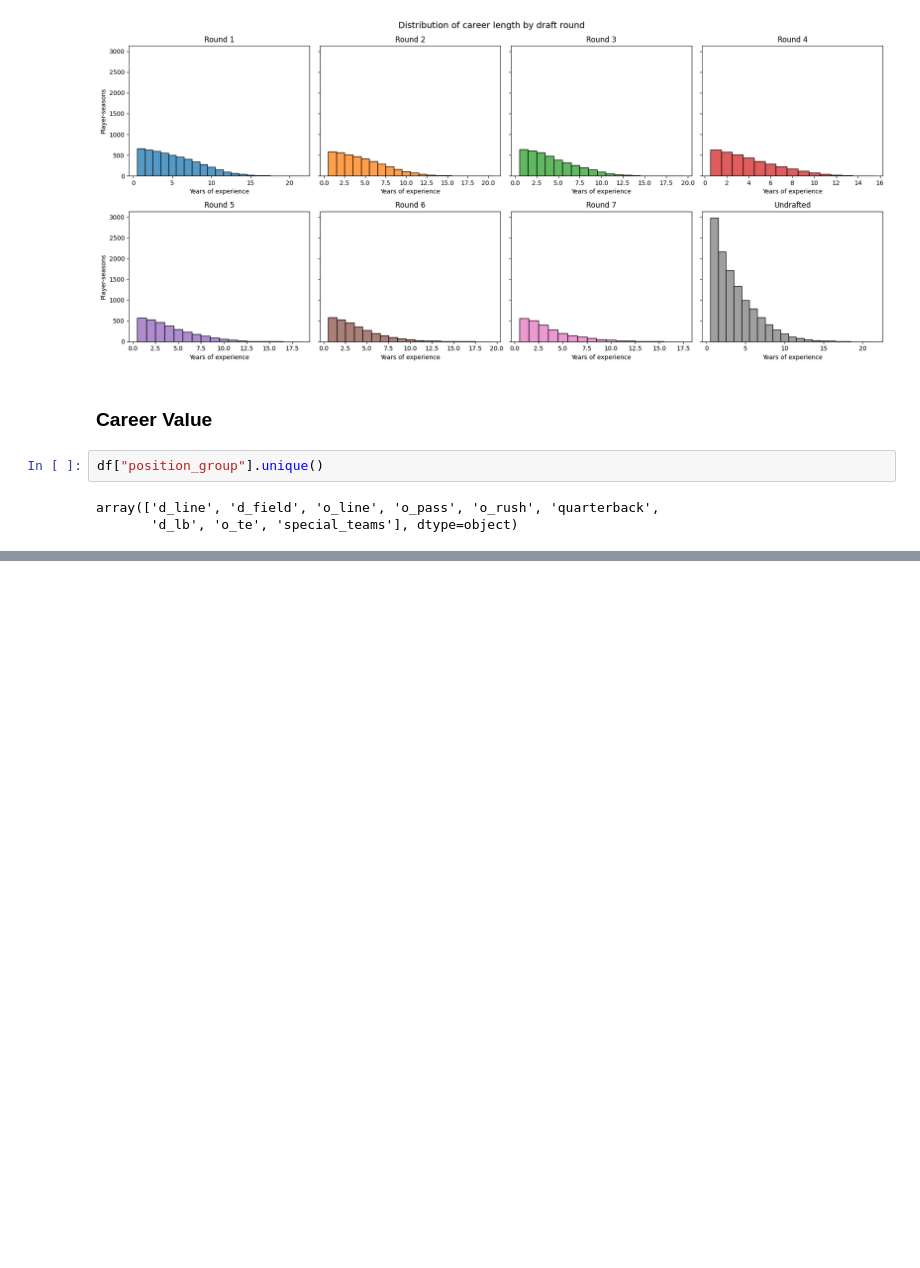
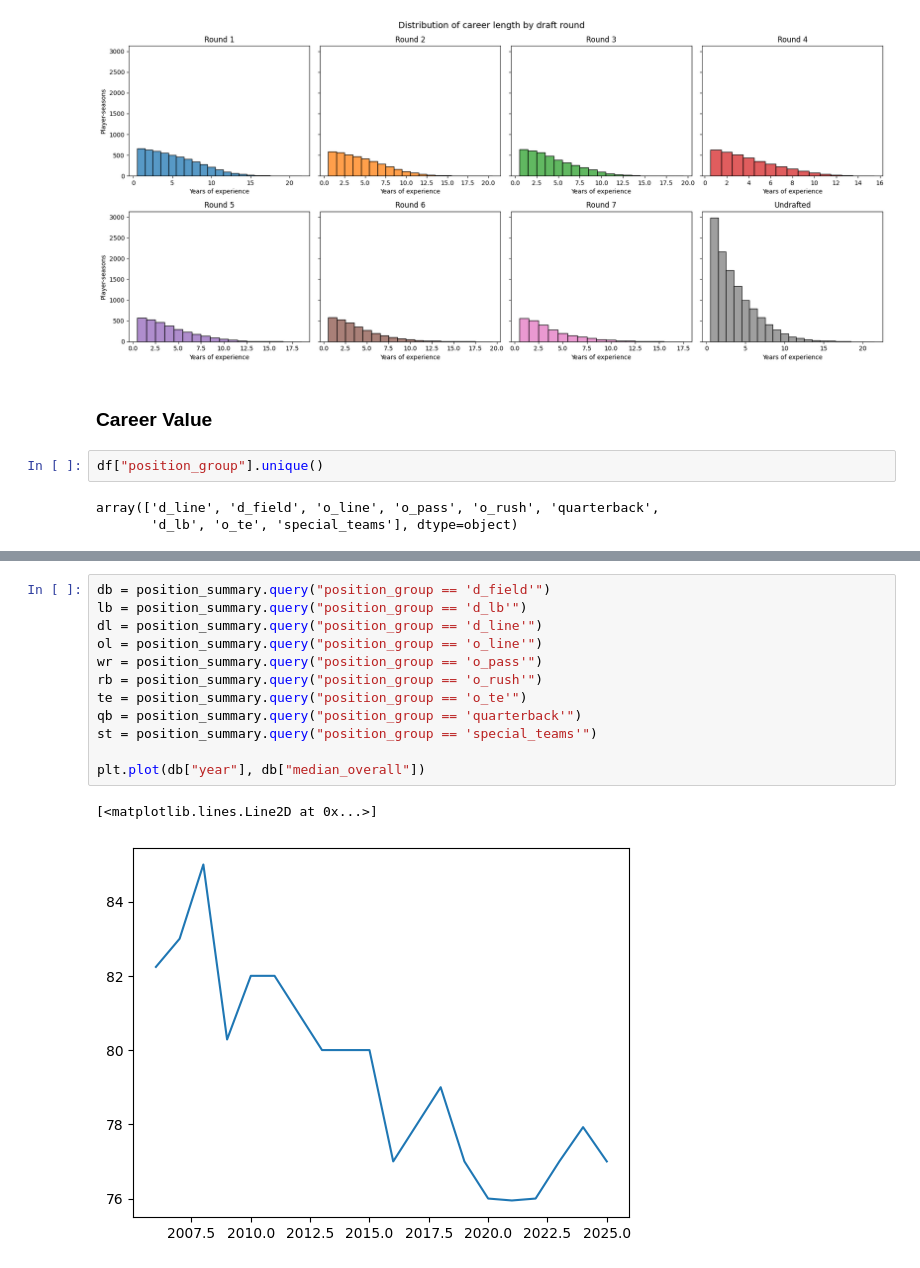
Before and after one commit to CharlieHubbard7/NFLResearch, a Jupyter notebook: (6_9_26)_NFL_Research.ipynb, the cells around one changed output, grey strips where cells are left out. Drawn from its saved outputs; the diff is of its cells as text; blank space fills up the shorter version.

```diff
--- a/(6_9_26)_NFL_Research.ipynb
+++ b/(6_9_26)_NFL_Research.ipynb
@@ -406,0 +411,15 @@ SyntaxError: cannot assign to expression (<unknown>, line 1)
+# %%
+db = position_summary.query("position_group == 'd_field'")
+lb = position_summary.query("position_group == 'd_lb'")
+dl = position_summary.query("position_group == 'd_line'")
+ol = position_summary.query("position_group == 'o_line'")
+wr = position_summary.query("position_group == 'o_pass'")
+rb = position_summary.query("position_group == 'o_rush'")
+te = position_summary.query("position_group == 'o_te'")
+qb = position_summary.query("position_group == 'quarterback'")
+st = position_summary.query("position_group == 'special_teams'")
+
+plt.plot(db["year"], db["median_overall"])
+# %% [output]
+[<matplotlib.lines.Line2D at 0x...>]
+[figure, added]
```
Also changed, not shown: parts of 28 cells of this notebook.
